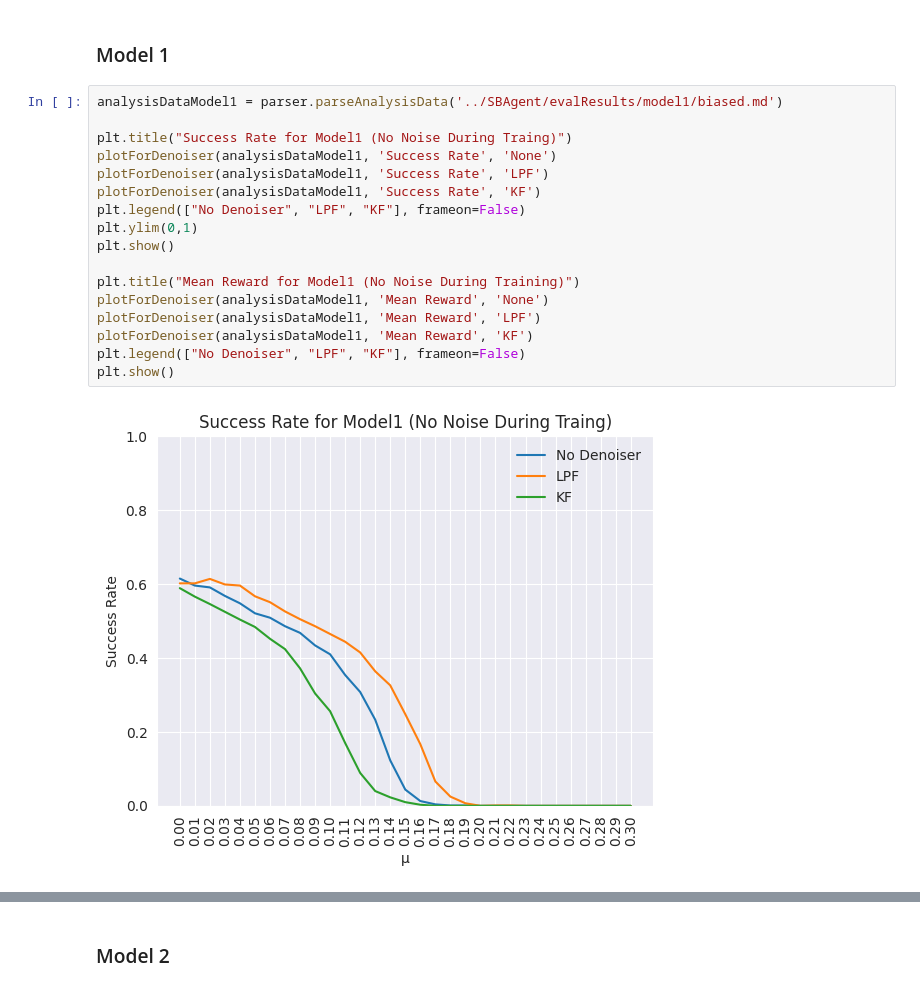
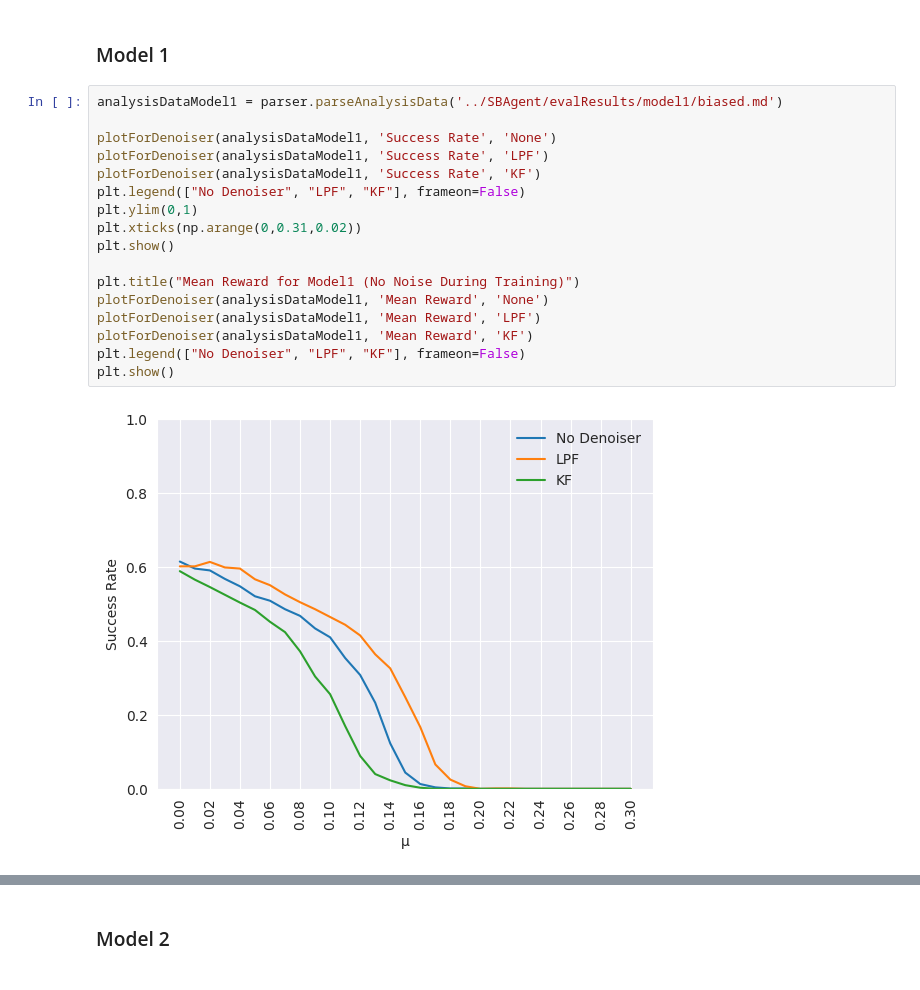
Before and after one commit to thatblueboy/DroneControl, a Jupyter notebook: visualizations/biased_viz.ipynb, the cells around one changed output, grey strips where cells are left out. Saved outputs shown, nothing was run; the diff lists cells and outputs as text.

```diff
--- a/visualizations/biased_viz.ipynb
+++ b/visualizations/biased_viz.ipynb
@@ -24,22 +24,22 @@ parser = AnalysisParser()
 # %%
 analysisDataModel1 = parser.parseAnalysisData('../SBAgent/evalResults/model1/biased.md')
 
-plt.title("Success Rate for Model1 (No Noise During Traing)")
 plotForDenoiser(analysisDataModel1, 'Success Rate', 'None')
 plotForDenoiser(analysisDataModel1, 'Success Rate', 'LPF')
 plotForDenoiser(analysisDataModel1, 'Success Rate', 'KF')
 plt.legend(["No Denoiser", "LPF", "KF"], frameon=False)
 plt.ylim(0,1)
+plt.xticks(np.arange(0,0.31,0.02))
 plt.show()
 
 plt.title("Mean Reward for Model1 (No Noise During Training)")
 plotForDenoiser(analysisDataModel1, 'Mean Reward', 'None')
 plotForDenoiser(analysisDataModel1, 'Mean Reward', 'LPF')
 plotForDenoiser(analysisDataModel1, 'Mean Reward', 'KF')
 plt.legend(["No Denoiser", "LPF", "KF"], frameon=False)
 plt.show()
 # %% [output]
-[figure, old version]
+[figure, new version]
 [figure]
 # %% [markdown]
 ### Model 2
```
Also changed, not shown: parts of 6 cells of this notebook, 33 other files.
